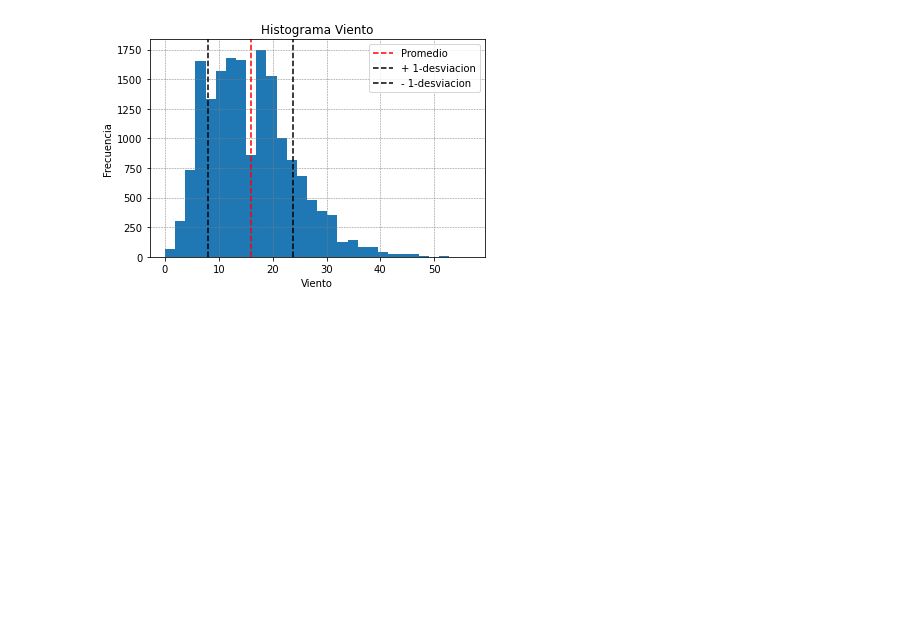
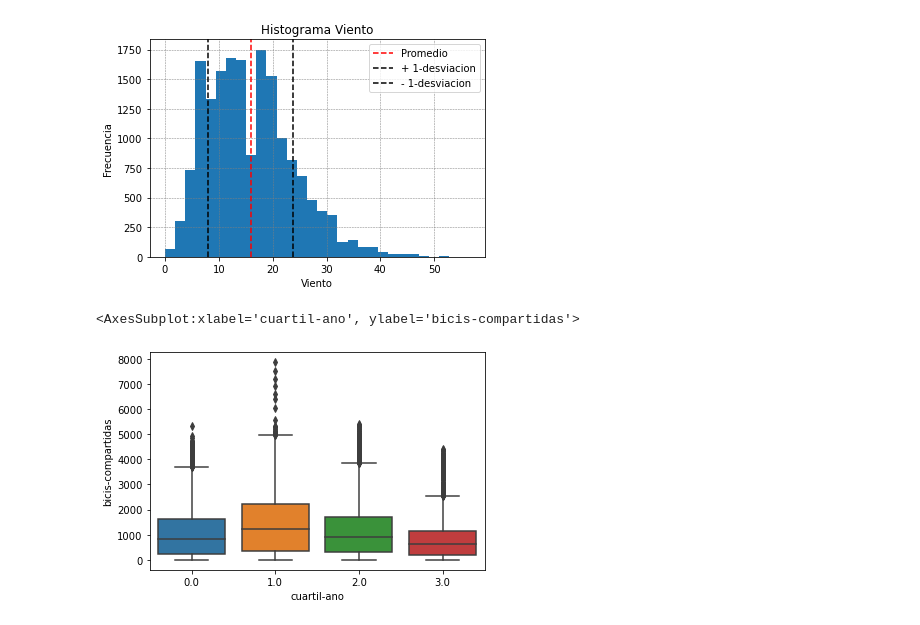
Before and after one commit to juanpanu-zz/PM_DataScience, a Jupyter notebook: Analisis de Datos/dataVisualization.ipynb, the cells around one changed output. Saved outputs shown, nothing was run; the diff lists cells and outputs as text; code cells hidden in the pictures; blank space fills up the shorter version.

Commit message:
Data Analysis

```diff
--- a/Analisis de Datos/dataVisualization.ipynb
+++ b/Analisis de Datos/dataVisualization.ipynb
@@ -58,3 +58,10 @@ ax.legend(loc='best')
 plt.show()
 # %% [output]
 [figure]
+# %%
+y = df['bicis-compartidas']
+fig, ax = plt.subplots()
+sns.boxplot(x ='cuartil-ano', y = 'bicis-compartidas',data = df)
+# %% [output]
+<AxesSubplot:xlabel='cuartil-ano', ylabel='bicis-compartidas'>
+[figure, added]
```
Also changed, not shown: parts of 1 cell of this notebook, 2 other files.
